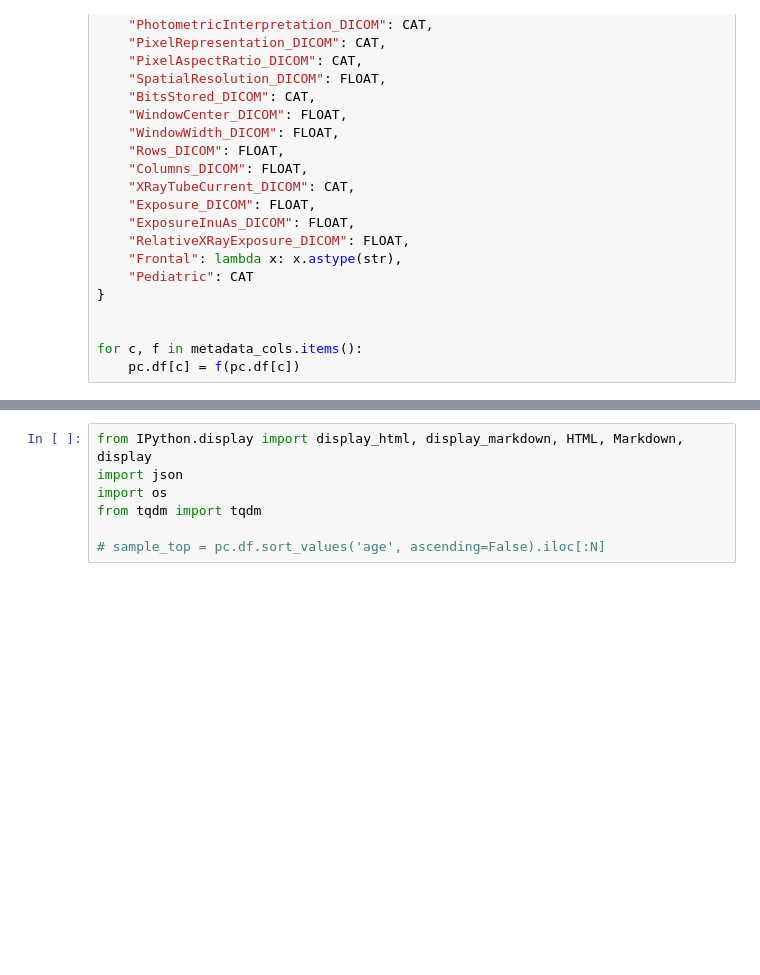
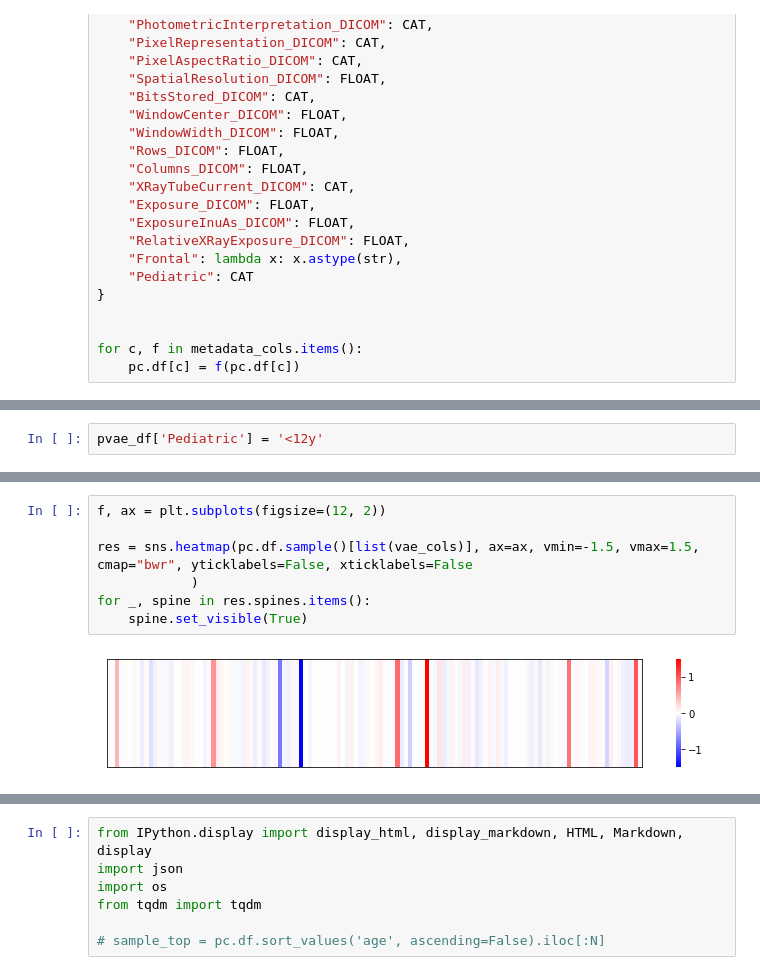
Before and after one commit to microsoft/MedImaging-ModelDriftMonitoring, a Jupyter notebook: experiments/experiment1_input_analysis/image_based_drift/dicom-vae-correlate.ipynb, the cells around one changed output, grey strips where cells are left out. Saved outputs shown, nothing was run; the diff lists cells and outputs as text; blank space fills up the shorter version.

```diff
--- a/experiments/experiment1_input_analysis/image_based_drift/dicom-vae-correlate.ipynb
+++ b/experiments/experiment1_input_analysis/image_based_drift/dicom-vae-correlate.ipynb
@@ -98,0 +139,2 @@ pc.df['Peds'].value_counts()
+# %%
+pvae_df['Pediatric'] = '<12y'
@@ -184,0 +421,9 @@ fig.show()
+# %%
+f, ax = plt.subplots(figsize=(12, 2))
+
+res = sns.heatmap(pc.df.sample()[list(vae_cols)], ax=ax, vmin=-1.5, vmax=1.5, cmap="bwr", yticklabels=False, xticklabels=False
+            )
+for _, spine in res.spines.items():
+    spine.set_visible(True)
+# %% [output]
+[figure, added]
```
Also changed, not shown: parts of 36 cells of this notebook, 32 other files.
